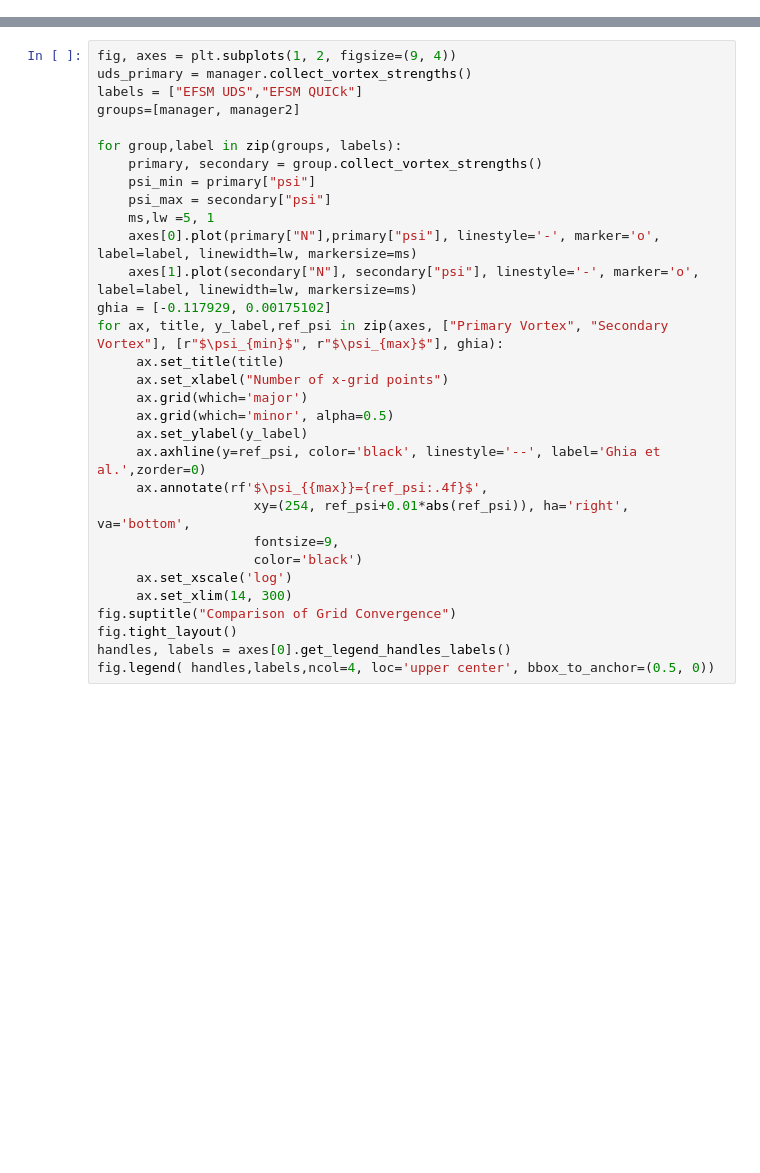
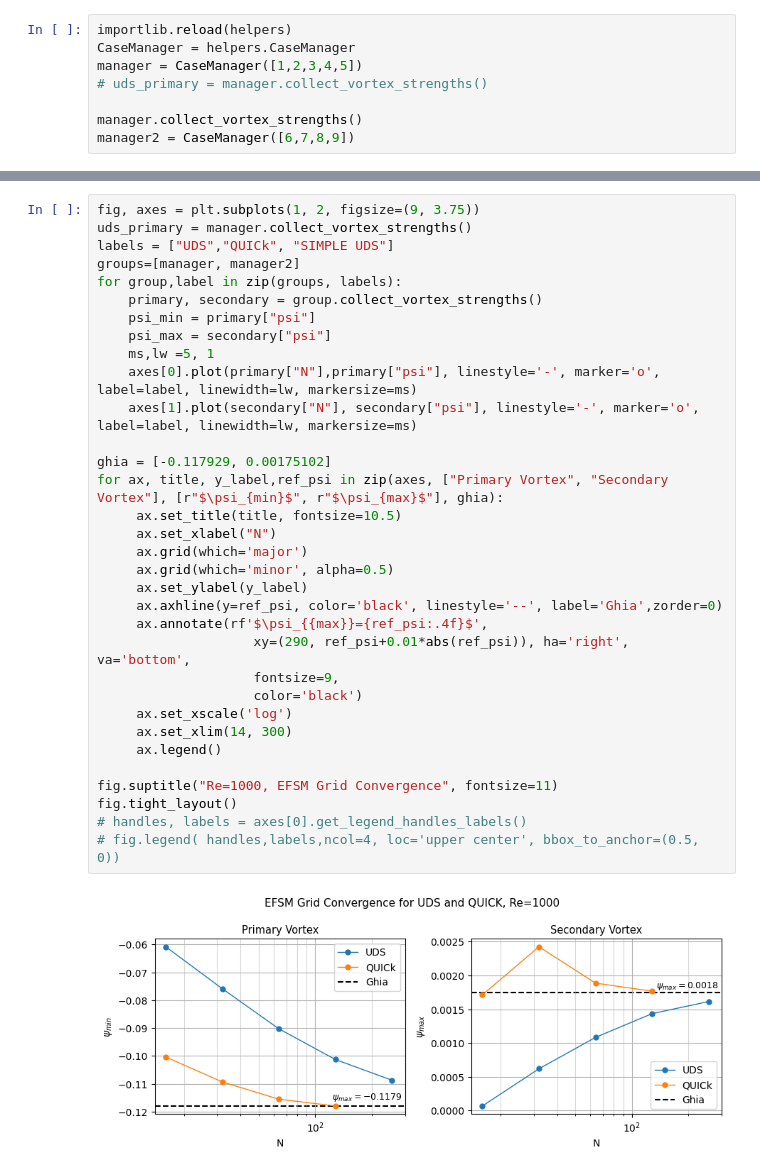
Before and after one commit to annashens/ME663-project, a Jupyter notebook: postprocess/4_grid_convergence.ipynb, the cells around one changed output, grey strips where cells are left out. Drawn from its saved outputs; the diff is of its cells as text; blank space fills up the shorter version.

Commit message:
new plots

```diff
--- a/postprocess/4_grid_convergence.ipynb
+++ b/postprocess/4_grid_convergence.ipynb
@@ -27,0 +40,8 @@ case.plot_psi()
+# %%
+importlib.reload(helpers)
+CaseManager = helpers.CaseManager
+manager = CaseManager([1,2,3,4,5])
+# uds_primary = manager.collect_vortex_strengths()
+
+manager.collect_vortex_strengths()
+manager2 = CaseManager([6,7,8,9])
@@ -28,31 +68,35 @@ case.plot_psi()
 # %%
-fig, axes = plt.subplots(1, 2, figsize=(9, 4))
+fig, axes = plt.subplots(1, 2, figsize=(9, 3.75))
 uds_primary = manager.collect_vortex_strengths()
-labels = ["EFSM UDS","EFSM QUICk"]
+labels = ["UDS","QUICk", "SIMPLE UDS"]
 groups=[manager, manager2]
-
 for group,label in zip(groups, labels):
     primary, secondary = group.collect_vortex_strengths()
     psi_min = primary["psi"]
     psi_max = secondary["psi"]
     ms,lw =5, 1
     axes[0].plot(primary["N"],primary["psi"], linestyle='-', marker='o', label=label, linewidth=lw, markersize=ms)
     axes[1].plot(secondary["N"], secondary["psi"], linestyle='-', marker='o', label=label, linewidth=lw, markersize=ms)
+
 ghia = [-0.117929, 0.00175102]
 for ax, title, y_label,ref_psi in zip(axes, ["Primary Vortex", "Secondary Vortex"], [r"$\psi_{min}$", r"$\psi_{max}$"], ghia):
-     ax.set_title(title)
-     ax.set_xlabel("Number of x-grid points")
+     ax.set_title(title, fontsize=10.5)
+     ax.set_xlabel("N")
      ax.grid(which='major')
      ax.grid(which='minor', alpha=0.5)
      ax.set_ylabel(y_label)
-     ax.axhline(y=ref_psi, color='black', linestyle='--', label='Ghia et al.',zorder=0)
+     ax.axhline(y=ref_psi, color='black', linestyle='--', label='Ghia',zorder=0)
      ax.annotate(rf'$\psi_{{max}}={ref_psi:.4f}$',
-                    xy=(254, ref_psi+0.01*abs(ref_psi)), ha='right', va='bottom',
+                    xy=(290, ref_psi+0.01*abs(ref_psi)), ha='right', va='bottom',
                     fontsize=9,
                     color='black')
      ax.set_xscale('log')
      ax.set_xlim(14, 300)
-fig.suptitle("Comparison of Grid Convergence")
+     ax.legend()
+
+fig.suptitle("Re=1000, EFSM Grid Convergence", fontsize=11)
 fig.tight_layout()
-handles, labels = axes[0].get_legend_handles_labels()
-fig.legend( handles,labels,ncol=4, loc='upper center', bbox_to_anchor=(0.5, 0))
+# handles, labels = axes[0].get_legend_handles_labels()
+# fig.legend( handles,labels,ncol=4, loc='upper center', bbox_to_anchor=(0.5, 0))
+# %% [output]
+[figure, added]
```
Also changed, not shown: parts of 5 cells of this notebook, 13 other files.
